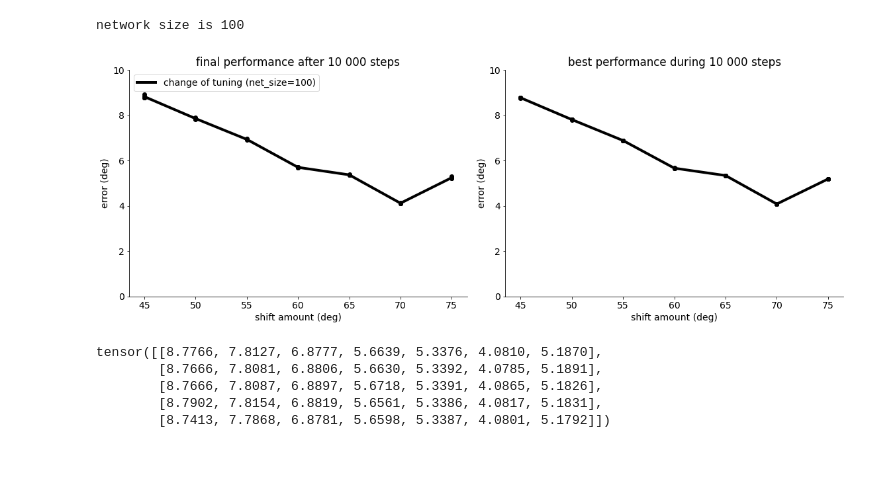
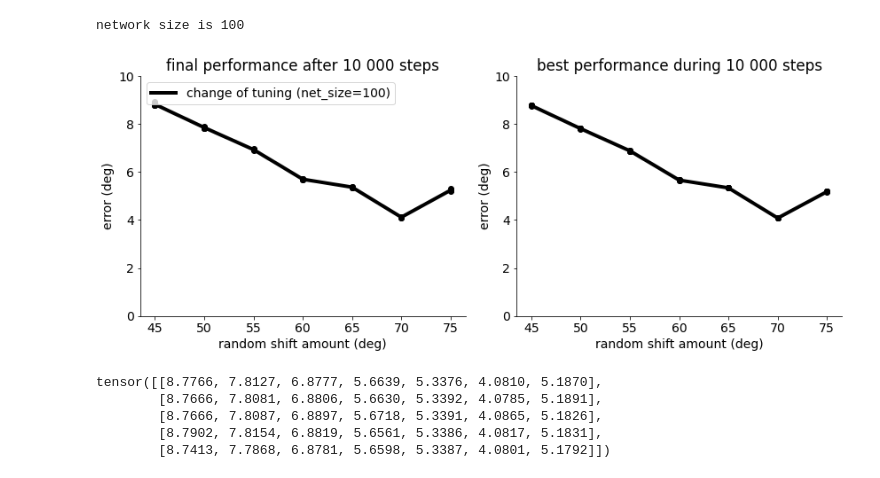
Before and after one commit to azaho/dynamictuning, a Jupyter notebook: analysis_and_figures_comparehd.ipynb, the cells around one changed output. Cells and saved outputs as stored; diff of their text form; code cells hidden in the pictures.

```diff
--- a/analysis_and_figures_comparehd.ipynb
+++ b/analysis_and_figures_comparehd.ipynb
@@ -93,7 +112,7 @@ best_errors = torch.zeros(len(randoms), len(shift_amounts))
 final_errors = torch.zeros(len(randoms), len(shift_amounts))
 
 network, label, color = "rchange", "change of tuning (net_size=100)", "k"
-fig = plt.figure(figsize=(16, 6))
+fig = plt.figure(figsize=(12, 5))
 plt.rc('font', **{'family': 'DejaVu Sans', 'weight': 'normal', 'size': 14})
 ax_f = fig.add_subplot(1, 2, 1)
 ax_b = fig.add_subplot(1, 2, 2)
@@ -112,36 +131,36 @@ ax_b.scatter(torch.tensor(shift_amounts).repeat(len(randoms), 1), best_errors, c
 ax_b.fill_between(shift_amounts, mean-sd, mean+sd, color=color, alpha=0.3, linewidth=0)
 ax_b.plot(shift_amounts, mean, "-", linewidth=4, label=label, color=color)
 mean = torch.nanmean(final_errors, dim=0)
 sd = (torch.nanmean(final_errors**2, dim=0)-mean**2)**0.5
 ax_f.scatter(torch.tensor(shift_amounts).repeat(len(randoms), 1), final_errors, color=color)
 ax_f.fill_between(shift_amounts, mean-sd, mean+sd, color=color, alpha=0.3, linewidth=0)
 ax_f.plot(shift_amounts, mean, "-", linewidth=4, label=label, color=color)
 
 #if show_line: ax.axhline(y=0.0, color='r', linestyle='--', linewidth=3)
 #ax.set_ylim(-ylim, ylim)
 #ax.set_xlim(-90, 90)
 ax_f.set_title(f"final performance after 10 000 steps")
 ax_b.set_title(f"best performance during 10 000 steps")
-ax_f.set_xlabel(f"shift amount (deg)")
-ax_b.set_xlabel(f"shift amount (deg)")
+ax_f.set_xlabel(f"random shift amount (deg)")
+ax_b.set_xlabel(f"random shift amount (deg)")
 ax_f.set_ylabel("error (deg)")
 ax_b.set_ylabel("error (deg)")
 ax_f.spines['top'].set_visible(False)
 ax_f.spines['right'].set_visible(False)
 ax_b.spines['top'].set_visible(False)
 ax_b.spines['right'].set_visible(False)
 ax_f.legend(loc=2)
 #ax_b.legend(loc=1)
 ax_f.set_xticks(shift_amounts)
 ax_b.set_xticks(shift_amounts)
 ax_f.set_ylim(0, 10)
 ax_b.set_ylim(0, 10)
 plt.tight_layout()
 print("network size is 100")
 plt.show()
 # %% [output]
 network size is 100
-[figure, old version]
+[figure, new version]
 # %%
 best_errors
 # %% [output]
```
Also changed, not shown: parts of 1 cell of this notebook, 1 other file.
